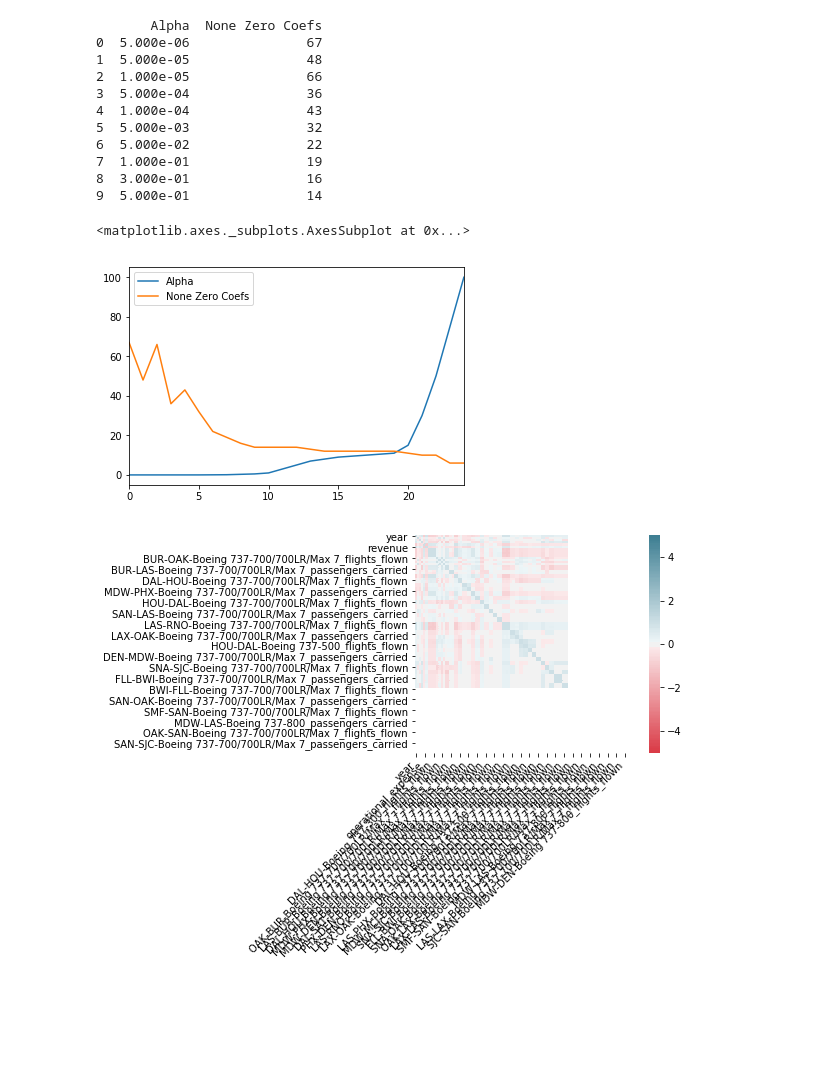
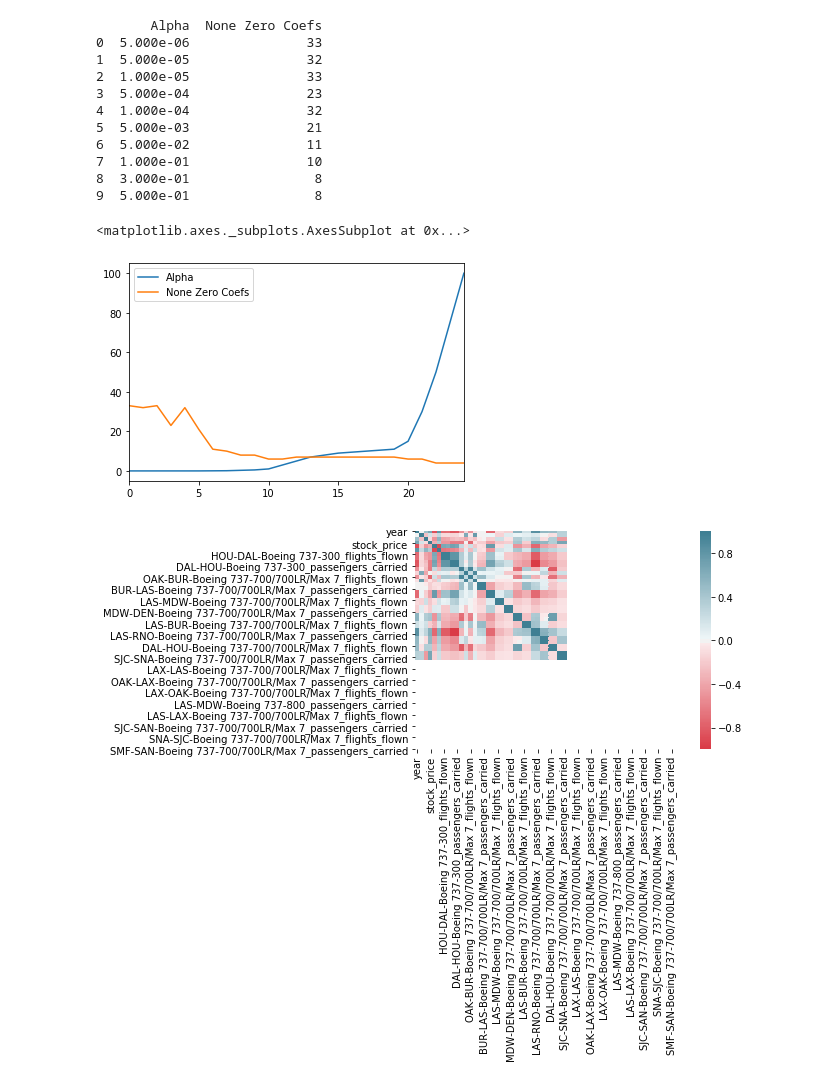
Before and after one commit to dpedz-tech/utScalableMachineLearning2019, a Jupyter notebook: Q Rev Analysis/quarterly_rev_predict.ipynb, the cells around one changed output. Cells and saved outputs as stored; diff of their text form; code cells hidden in the pictures; blank space fills up the shorter version.

```diff
--- a/Q Rev Analysis/quarterly_rev_predict.ipynb
+++ b/Q Rev Analysis/quarterly_rev_predict.ipynb
@@ -1,10 +1,17 @@
+# %%
+# Run convertQuarterDataToLinear for your ordering (Passenger or Flights Flown)
+
+fullDataSetFile="new_full_quarterData.csv"
+topXSegmentsFile="new_topsegments_quarterData.csv"
+
+filetoUse=topXSegmentsFile
 # %%
 
 import pandas as pd
 import numpy as np
 from scipy.stats import skew
 import warnings
-import matplotlib
+import matplotlib.pyplot as plt
 from sklearn.linear_model import Ridge, RidgeCV, ElasticNet,Lasso, LassoCV, ElasticNetCV
 from sklearn.model_selection import cross_val_score
 from sklearn.metrics import mean_squared_error
@@ -17,15 +24,10 @@ warnings.filterwarnings("ignore")
 
 %matplotlib inline
 
-# full_quarter_df=pd.read_csv("new_full_quarterData.csv")
-top_quarter_df=pd.read_csv("new_topsegments_quarterData.csv")
+df_toUse=pd.read_csv(topXSegmentsFile)
 
-#Lets read the data
-# train =full_quarter_df[20:38]
-# test =full_quarter_df.head(20)
-
-train = top_quarter_df.head(20)
-test =  top_quarter_df[20:37]
+train = df_toUse.head(20)
+test =  df_toUse[20:37]
 
 pd.options.display.max_columns = 200  # None -> No Restrictions
 pd.options.display.max_rows = 100    # None -> Be careful with this
@@ -295,30 +297,31 @@ plotThis = pd.DataFrame(data=dff2)
 plotThis.plot()
 # %% [output]
        Alpha  None Zero Coefs
-0  5.000e-06               67
-1  5.000e-05               48
-2  1.000e-05               66
-3  5.000e-04               36
-4  1.000e-04               43
-5  5.000e-03               32
-6  5.000e-02               22
-7  1.000e-01               19
-8  3.000e-01               16
-9  5.000e-01               14
+0  5.000e-06               33
+1  5.000e-05               32
+2  1.000e-05               33
+3  5.000e-04               23
+4  1.000e-04               32
+5  5.000e-03               21
+6  5.000e-02               11
+7  1.000e-01               10
+8  3.000e-01                8
+9  5.000e-01                8
 <matplotlib.axes._subplots.AxesSubplot at 0x...>
-[figure, old version]
+[figure, new version]
 # %%
 corr = train.corr()
+# plt.subplots(figsize=(40,25))
 ax = sns.heatmap(
     corr,
-    vmin=-5, vmax=5, center=0,
-    cmap=sns.diverging_palette(10, 220, sep=5, n=200),
-    square=True
+#     vmin=-5, vmax=5, center=0,
+    cmap=sns.diverging_palette(10, 220, sep=5, n=200)
+#     square=True
 )
-ax.set_xticklabels(
-    ax.get_xticklabels(),
-    rotation=45,
-    horizontalalignment='right'
-);
+# ax.set_xticklabels(
+#     ax.get_xticklabels(),
+#     rotation=45,
+#     horizontalalignment='right'
+# );
 # %% [output]
-[figure, old version]
+[figure, new version]
```
Also changed, not shown: parts of 6 cells of this notebook, 12 other files.
